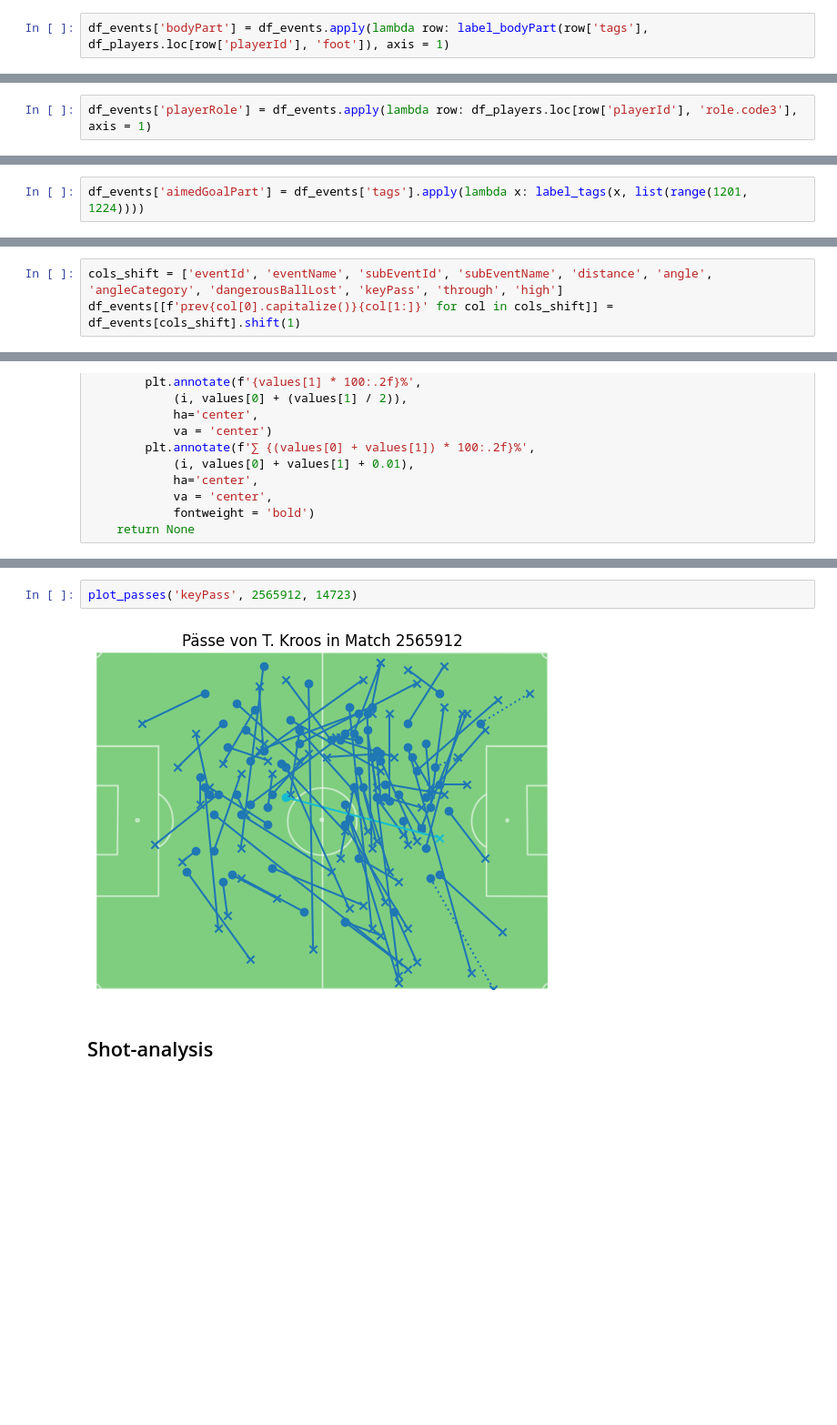
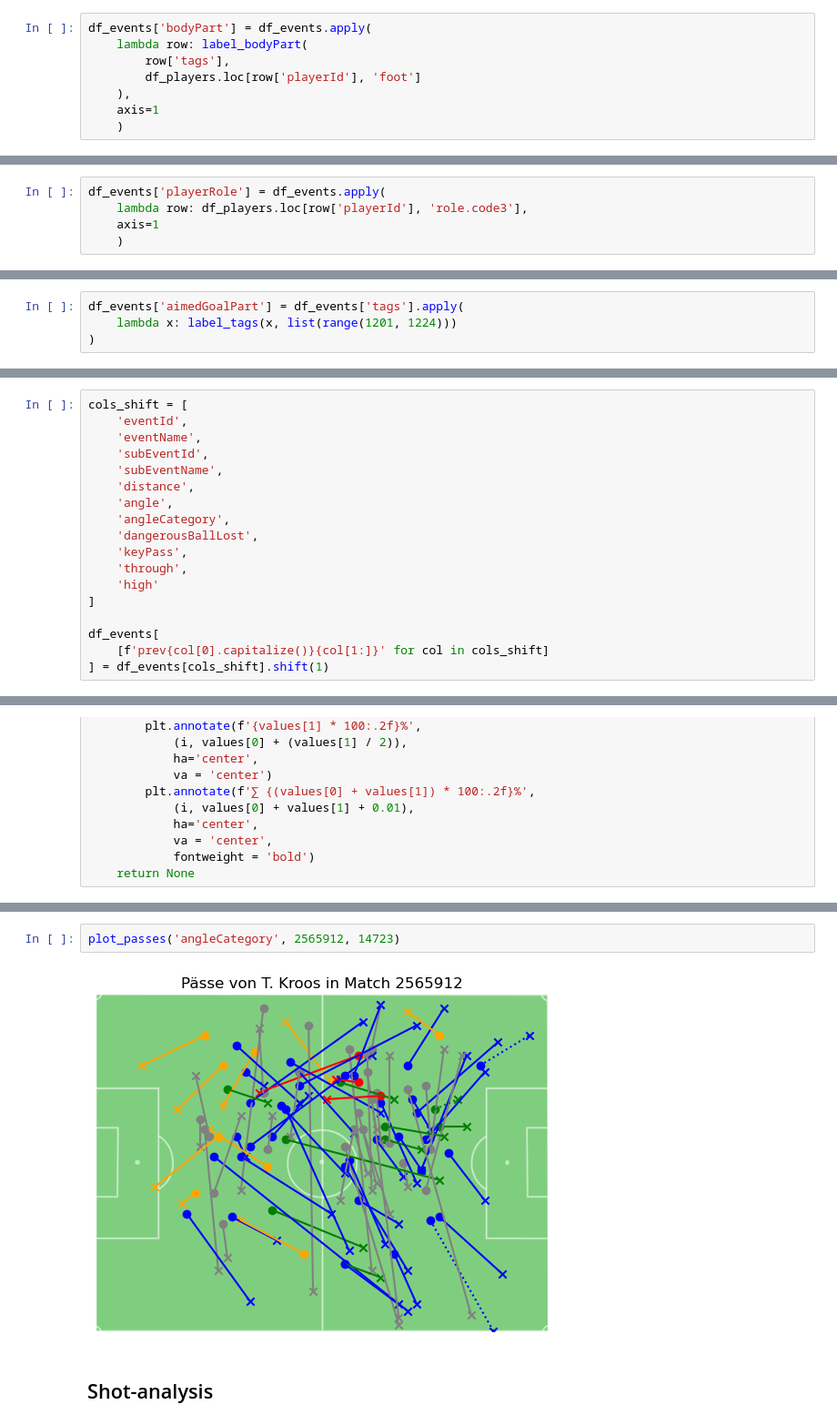
Before and after one commit to j-woe/football-analysis, a Jupyter notebook: EDA.ipynb, the cells around one changed output, grey strips where cells are left out. Shown: that part at 91% size. Saved outputs shown, nothing was run; the diff lists cells and outputs as text; blank space fills up the shorter version.

```diff
--- a/EDA.ipynb
+++ b/EDA.ipynb
@@ -235,11 +312,20 @@ def label_bodyPart(tags, strong_foot):
         label = 'unknown'
     return label
 # %%
-df_events['bodyPart'] = df_events.apply(lambda row: label_bodyPart(row['tags'], df_players.loc[row['playerId'], 'foot']), axis = 1)
+df_events['bodyPart'] = df_events.apply(
+    lambda row: label_bodyPart(
+        row['tags'],
+        df_players.loc[row['playerId'], 'foot']
+    ),
+    axis=1
+    )
 # %% [markdown]
 Extract the role the player plays in (goalkeeper, defender, midfielder or forward) of each event as that could also effect the probability of a shot being converted into a goal.
 # %%
-df_events['playerRole'] = df_events.apply(lambda row: df_players.loc[row['playerId'], 'role.code3'], axis = 1)
+df_events['playerRole'] = df_events.apply(
+    lambda row: df_players.loc[row['playerId'], 'role.code3'],
+    axis=1
+    )
 # %% [markdown]
 If applicable extract the information with which part of the goal the shot was aimed at.
 # %%
@@ -251,7 +337,9 @@ def label_tags(tags, relevant_tags):
         label = 'unknown'
     return label
 # %%
-df_events['aimedGoalPart'] = df_events['tags'].apply(lambda x: label_tags(x, list(range(1201, 1224))))
+df_events['aimedGoalPart'] = df_events['tags'].apply(
+    lambda x: label_tags(x, list(range(1201, 1224)))
+)
 # %% [markdown]
 Create some more tag-flags
 # %%
@@ -266,8 +354,23 @@ df_events['goal'] = df_events['tags'].apply(lambda x: 101 in x or 102 in x)
 # %% [markdown]
 For each event provide some information about the previous event. It might be interesting for shot-analysis later on to see the effect of the type of the preceding event (e.g. high/low pass or dribble) on the shot's outcome. For simpliciyt we just shift the columns of interest by one and handle the edge cases (each match-half's first and last event) afterwards.
 # %%
-cols_shift = ['eventId', 'eventName', 'subEventId', 'subEventName', 'distance', 'angle', 'angleCategory', 'dangerousBallLost', 'keyPass', 'through', 'high']
-df_events[[f'prev{col[0].capitalize()}{col[1:]}' for col in cols_shift]] = df_events[cols_shift].shift(1)
+cols_shift = [
+    'eventId',
+    'eventName',
+    'subEventId',
+    'subEventName',
+    'distance',
+    'angle',
+    'angleCategory',
+    'dangerousBallLost',
+    'keyPass',
+    'through',
+    'high'
+]
+
+df_events[
+    [f'prev{col[0].capitalize()}{col[1:]}' for col in cols_shift]
+] = df_events[cols_shift].shift(1)
 # %% [markdown]
 ## Pass analysis
 # %% [markdown]
@@ -356,7 +459,7 @@ plot_passing_stats(2516739, 14786)
 # %%
-plot_passes('keyPass', 2565912, 14723)
+plot_passes('angleCategory', 2565912, 14723)
 # %% [output]
-[figure, old version]
+[figure, new version]
 # %% [markdown]
 ## Shot-analysis
 # %% [markdown]
```
Also changed, not shown: parts of 79 cells of this notebook.
